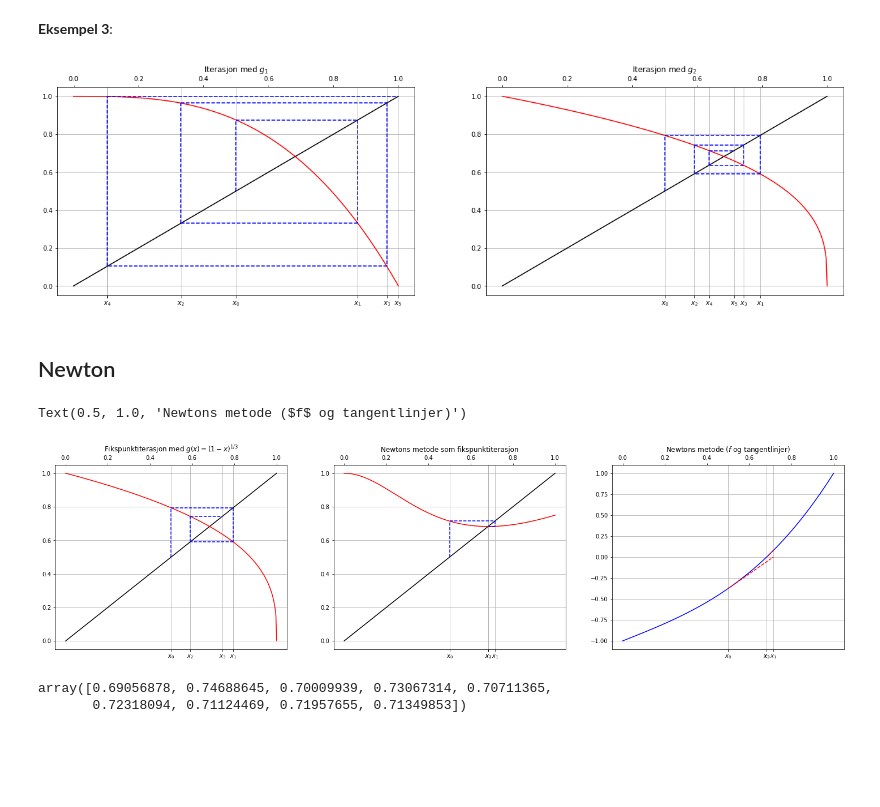
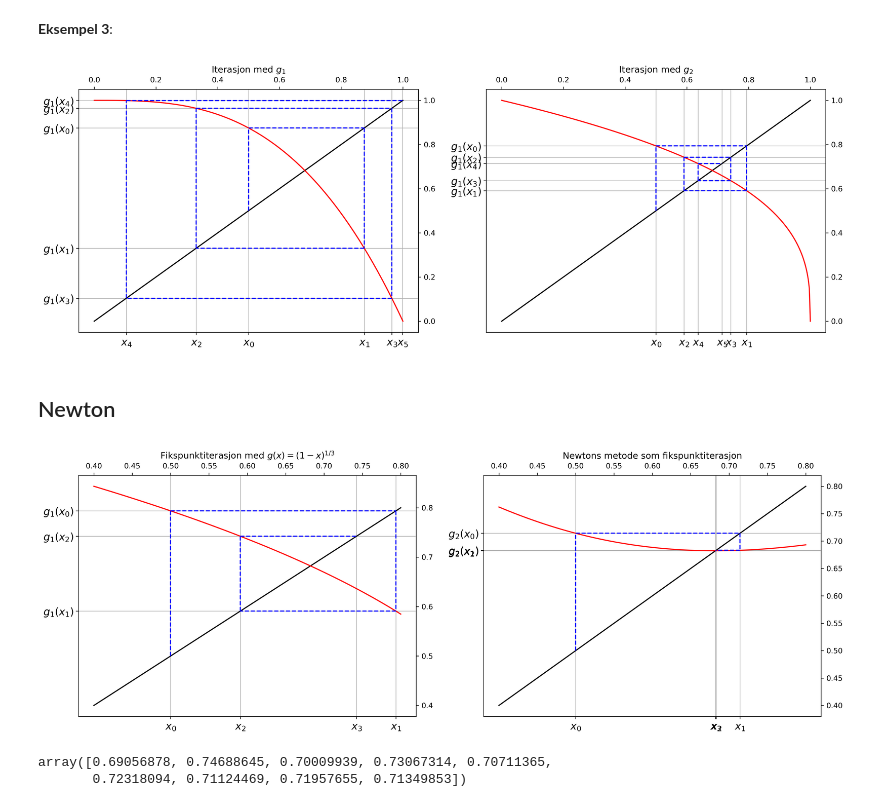
Before and after one commit to imfdrift/INGX1002H24, a Jupyter notebook: 2_lignlos/2_illustrasjoner.ipynb, the cells around one changed output. Drawn from its saved outputs; the diff is of its cells as text; code cells hidden in the pictures; blank space fills up the shorter version.

Commit message:
updated figures, restructured fixpoint/newton

```diff
--- a/2_lignlos/2_illustrasjoner.ipynb
+++ b/2_lignlos/2_illustrasjoner.ipynb
@@ -68,7 +68,7 @@ for k in range(0,N):
     X2[k+1] = g2(X2[k])
 
 
-fig, (ax1,ax2) = plt.subplots(1,2,figsize=(18,6))
+fig, (ax1,ax2) = plt.subplots(1,2,figsize=(18,6),dpi=300)
 
 # left plot
 
@@ -79,27 +79,17 @@ ax1.plot(2+0.4*(x-1),g1(2+0.4*(x-1)),'r-.')
 #plt.xlabel('$x$')
 #plt.ylabel('$y$')
 ax1.set_xticks(X1)
-ax1.set_xticklabels(['$x_0$','$x_1$','$x_2$'])
+ax1.set_xticklabels(['$x_0$','$x_1$','$x_2$'],size=14)
 ax1.legend(['$x$','$g_1(x)$'])
 ax1.secondary_xaxis('top')
 ax1.grid(True)
 
 ax1.set_yticks(g1(X1[:-1]))
-ax1.set_yticklabels([r'$g(x_0)$','$g(x_1)$'])
-im = ax1.secondary_yaxis('right')
-
-ims = []
-ims.append([im])
+ax1.set_yticklabels([r'$g(x_0)$','$g(x_1)$'],size=14)
 
 for k in range(0,N):
     im = ax1.plot([X1[k],X1[k]],[X1[k],X1[k+1]],'b--',animated=True)
-    ims.append([im])
     im = ax1.plot([X1[k],X1[k+1]],[X1[k+1],X1[k+1]],'b--',animated=True)
-    ims.append([im])
-
-ani = animation.ArtistAnimation(fig, ims, interval=50)
-print(ani)
-ani.save("2_fikstest.gif")
 
 # right plot
 
@@ -110,12 +100,12 @@ for k in range(0,N):
     ax2.plot([X2[k],X2[k+1]],[X2[k+1],X2[k+1]],'b--')
 ax2.grid(True)
 ax2.set_xticks(X2)
-ax2.set_xticklabels(['$x_0$','$x_1$','$x_2$'])
+ax2.set_xticklabels(['$x_0$','$x_1$','$x_2$'],size=14)
 ax2.legend(['$x$','$g_2(x)$'])
 ax2.secondary_xaxis('top')
 
 ax2.set_yticks(g2(X2[:-1]))
-ax2.set_yticklabels([r'$g(x_0)$','$g(x_1)$'])
+ax2.set_yticklabels([r'$g(x_0)$','$g(x_1)$'],size=14)
 ax2.secondary_yaxis('right')
 
 #fig.savefig('2_fiksiter1')
@@ -196,39 +183,46 @@ X = np.zeros([2,N+1])
 X[0,0] = x0
 X[1,0] = x0
 
-fig, (ax3,ax4) = plt.subplots(1,2,figsize=(22,6))
+fig, (ax3,ax4) = plt.subplots(1,2,figsize=(18,6),dpi=300)
 ax3.plot(x-1,x-1,'k')
 ax4.plot(x-1,x-1,'k')
 ax3.plot(x-1,g2(x-1),'r')
 ax4.plot(x-1,g3(x-1),'r')
 ax3.grid(True)
 ax4.grid(True)
 
 for k in range(1,N+1):
     X[0,k] = fixpoint(g2,X[0,k-1],np.Inf,1)[0] # hent ut kun første verdi
     X[1,k] = fixpoint(g3,X[1,k-1],np.Inf,1)[0]
 
     ax3.plot([X[0,k-1],X[0,k-1]],[X[0,k-1],X[0,k]],'b--')
     ax3.plot([X[0,k-1],X[0,k]],[X[0,k],X[0,k]],'b--')
 
     ax4.plot([X[1,k-1],X[1,k-1]],[X[1,k-1],X[1,k]],'b--')
     ax4.plot([X[1,k-1],X[1,k]],[X[1,k],X[1,k]],'b--')
 
 ax3.set_xticks(X[0,:])
+ax3.set_yticks(g2(X[0,:-1]))
 xlabels = ['$x_{:d}$'.format(k) for k in range(0,N+1)]
-ax3.set_xticklabels(xlabels)
+ylabels = ['$g_1(x_{:d})$'.format(k) for k in range(0,N)]
+ax3.set_xticklabels(xlabels,size=14)
+ax3.set_yticklabels(ylabels,size=14)
 ax3.secondary_xaxis('top')
+ax3.secondary_yaxis('right')
 ax3.set_title('Iterasjon med $g_1$')
 
 ax4.set_xticks(X[1,:])
-xlabels = ['$x_{:d}$'.format(k) for k in range(0,N+1)]
-ax4.set_xticklabels(xlabels)
+ax4.set_xticklabels(xlabels,size=14)
+ylabels = ['$g_1(x_{:d})$'.format(k) for k in range(0,N)]
+ax4.set_yticks(g3(X[1,:-1]))
+ax4.set_yticklabels(ylabels,size=14)
 ax4.secondary_xaxis('top')
+ax4.secondary_yaxis('right')
 ax4.set_title('Iterasjon med $g_2$')
 
 #fig.savefig('2_fiksspiral')
 # %% [output]
-[figure, old version]
+[figure, new version]
 # %% [markdown]
 ## Newton
 # %%
@@ -260,7 +254,7 @@ def g1(x): # fikspunktiterasjonen fra tidligere eksempel
 def g2(x): # Newtons metode
     return x - f1(x)/(1+3*x**2)
 
-xs = np.linspace(0,1,301)
+xs = np.linspace(0.4,0.8,101)
 
 x0 = 0.5 # Startgjett, prøv å endre dette
 N = 3 # Antall iterasjoner
@@ -268,7 +262,7 @@ X = np.zeros([2,N+1])
 X[0,0] = x0
 X[1,0] = x0
 
-fig1, (ax1,ax2,ax3) = plt.subplots(1,3,figsize=(25,6))
+fig1, (ax1,ax2) = plt.subplots(1,2,figsize=(18,6),dpi=300)
 #fig1, (ax1,ax2) = plt.subplots(1,2,figsize=(22,6))
 ax1.plot(xs,xs,'k')
 ax1.plot(xs,g1(xs),'r')
@@ -279,8 +273,8 @@ ax2.plot(xs,g2(xs),'r')
 ax2.grid(True)
 
 #ax3.plot(xs,0*xs,'k')
-ax3.plot(xs,f1(xs),'b')
-ax3.grid(True)
+#ax3.plot(xs,f1(xs),'b')
+#ax3.grid(True)
 
 for k in range(1,N+1):
     X[0,k] = fixpoint(g1,X[0,k-1],np.Inf,1)[0]
@@ -296,26 +290,32 @@ for k in range(1,N+1):
     #ax3.plot([X[1,k],X[1,k]],[0,f1(X[1,k])],'b--')
 
 ax1.set_xticks(X[0,:])
-xlabels1 = ['$x_{:d}$'.format(k) for k in range(0,N+1)]
-ax1.set_xticklabels(xlabels1)
+xlabels = ['$x_{:d}$'.format(k) for k in range(0,N+1)]
+ax1.set_xticklabels(xlabels,size=14)
+ax1.set_yticks(g1(X[0,:-1]))
+ylabels1 = ['$g_1(x_{:d})$'.format(k) for k in range(0,N)]
+ax1.set_yticklabels(ylabels1,size=14)
 ax1.secondary_xaxis('top')
+ax1.secondary_yaxis('right')
 ax1.set_title('Fikspunktiterasjon med $g(x) = (1-x)^{1/3}$')
 
 ax2.set_xticks(X[1,:])
-xlabels2 = ['$x_{:d}$'.format(k) for k in range(0,N+1)]
-ax2.set_xticklabels(xlabels2)
+ax2.set_xticklabels(xlabels,size=14)
+ax2.set_yticks(g2(X[1,:-1]))
+ylabels2 = ['$g_2(x_{:d})$'.format(k) for k in range(0,N)]
+ax2.set_yticklabels(ylabels2,size=14)
 ax2.secondary_xaxis('top')
+ax2.secondary_yaxis('right')
 ax2.set_title('Newtons metode som fikspunktiterasjon')
 
-ax3.set_xticks(X[1,:])
-ax3.set_xticklabels(xlabels2)
-ax3.secondary_xaxis('top')
-ax3.set_title('Newtons metode ($f$ og tangentlinjer)')
+#ax3.set_xticks(X[1,:])
+#ax3.set_xticklabels(xlabels2)
+#ax3.secondary_xaxis('top')
+#ax3.set_title('Newtons metode ($f$ og tangentlinjer)')
 
-#fig1.savefig('2_newton')
+#fig1.savefig('2_fixVSnewton')
 # %% [output]
-Text(0.5, 1.0, 'Newtons metode ($f$ og tangentlinjer)')
-[figure, old version]
+[figure, new version]
 # %%
 #r = (np.cbrt(3*np.sqrt(93)+27)-np.cbrt(3*np.sqrt(93)-27))*2**(2/3)/6 #bruke denne rota eller ikke?
 N = 10 # >= 4
```
Also changed, not shown: parts of 2 cells of this notebook, 11 other files.
